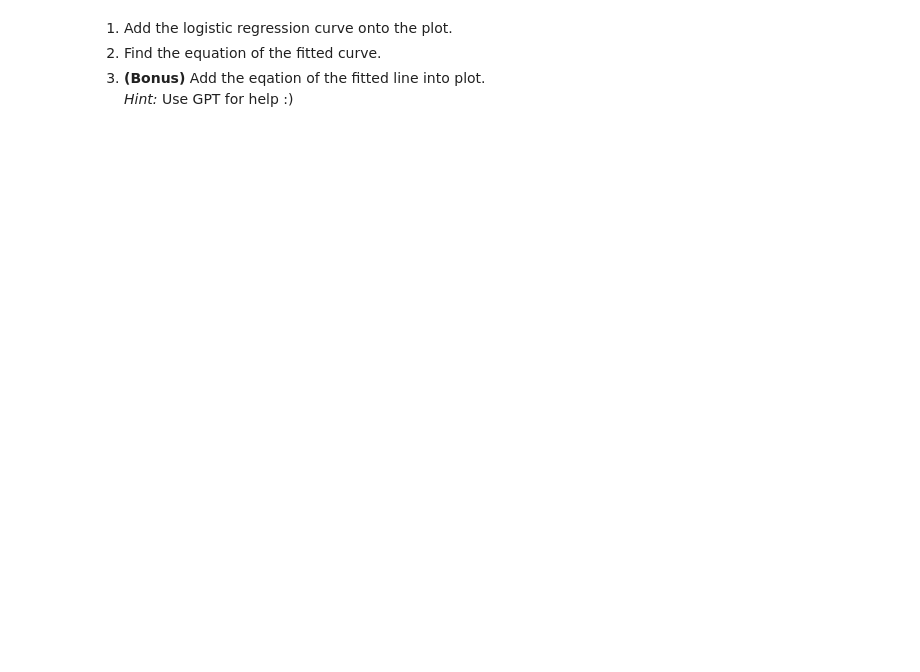
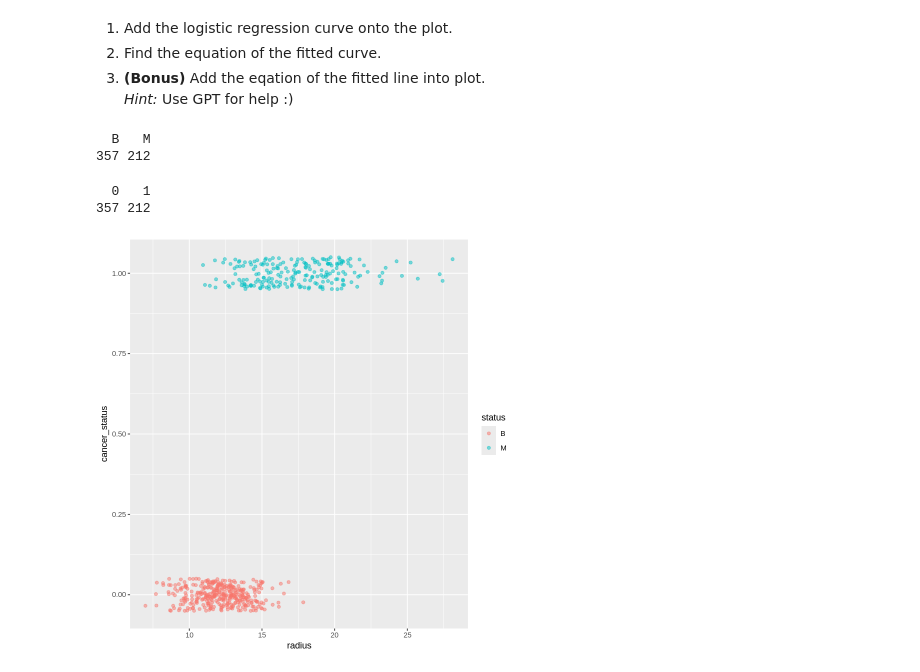
Before and after one commit to hibbyscus/Logistic_Regression, a Jupyter notebook: Logistic_Regression_Part1.ipynb, the cells around one changed output. Cells and saved outputs as stored; diff of their text form; code cells hidden in the pictures; blank space fills up the shorter version.

```diff
--- a/Logistic_Regression_Part1.ipynb
+++ b/Logistic_Regression_Part1.ipynb
@@ -47,3 +47,22 @@ ggplot() +
 2.   Find the equation of the fitted curve.
 3. **(Bonus)** Add the eqation of the fitted line into plot.
 *Hint:* Use GPT for help :)
+# %%
+# Recode the status variable into 1's and 0's
+
+mydata$cancer_status <- recode(mydata$status , 'M' = 1, 'B' = 0)
+
+table(mydata$status)
+table(mydata$cancer_status)
+# %% [output]
+  B   M
+357 212
+  0   1
+357 212
+# %%
+mydata %>%
+ggplot() +
+  aes( x = radius, y = cancer_status) +
+  geom_jitter(aes(col = status), height = 0.05, width = 0.01, alpha = 0.5)
+# %% [output]
+[figure, added]
```
Also changed, not shown: parts of 8 cells of this notebook.
